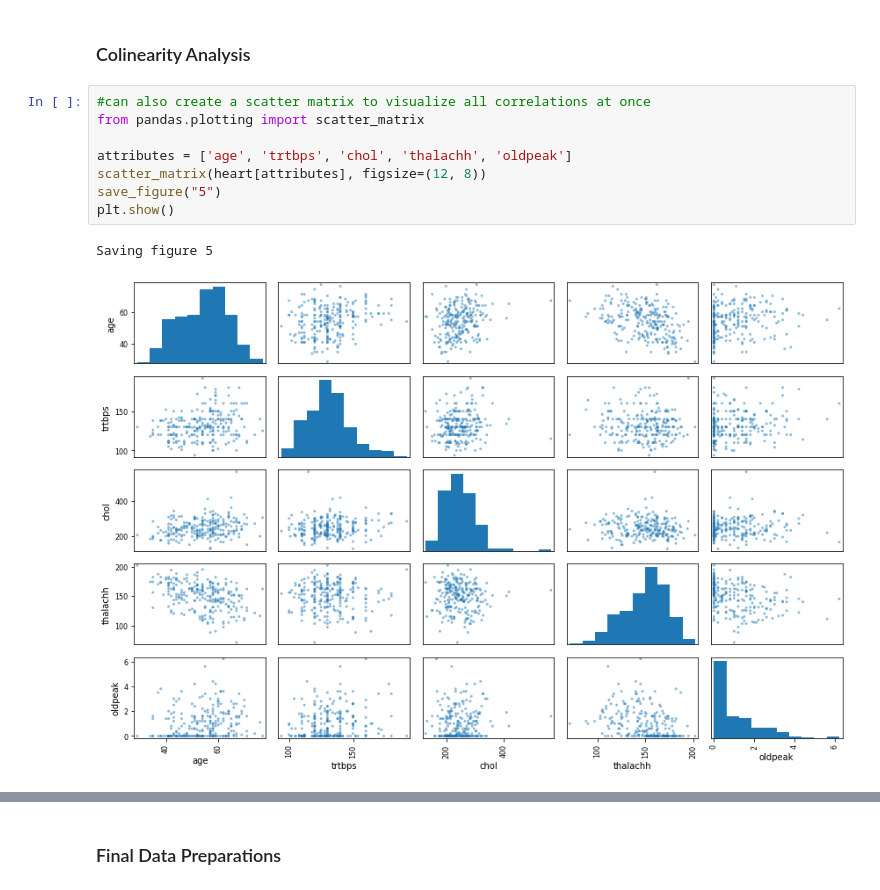
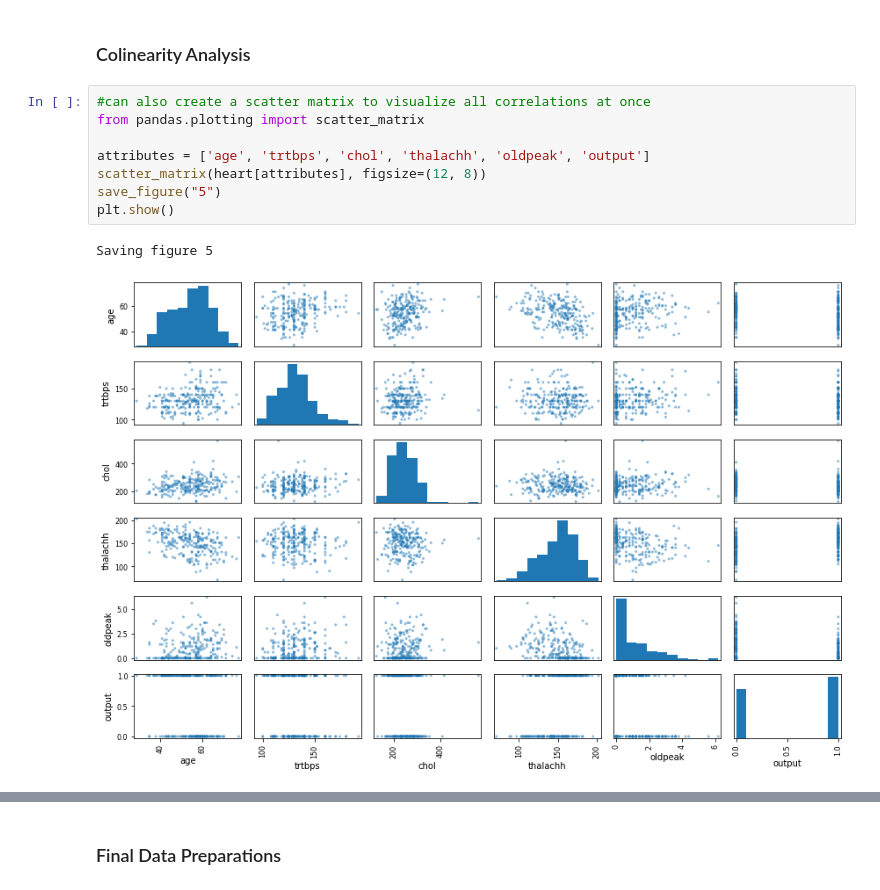
Before and after one commit to zachcarlson/HeartAttackPredictor, a Jupyter notebook: HeartAttackPredictor.ipynb, the cells around one changed output, grey strips where cells are left out. Drawn from its saved outputs; the diff is of its cells as text.

```diff
--- a/HeartAttackPredictor.ipynb
+++ b/HeartAttackPredictor.ipynb
@@ -213,11 +213,11 @@ Percentage Risk: 50.81967213114754%
 # %%
 #can also create a scatter matrix to visualize all correlations at once
 from pandas.plotting import scatter_matrix
 
-attributes = ['age', 'trtbps', 'chol', 'thalachh', 'oldpeak']
+attributes = ['age', 'trtbps', 'chol', 'thalachh', 'oldpeak', 'output']
 scatter_matrix(heart[attributes], figsize=(12, 8))
 save_figure("5")
 plt.show()
 # %% [output]
 Saving figure 5
-[figure, old version]
+[figure, new version]
```
Also changed, not shown: parts of 22 cells of this notebook, 3 other files.
